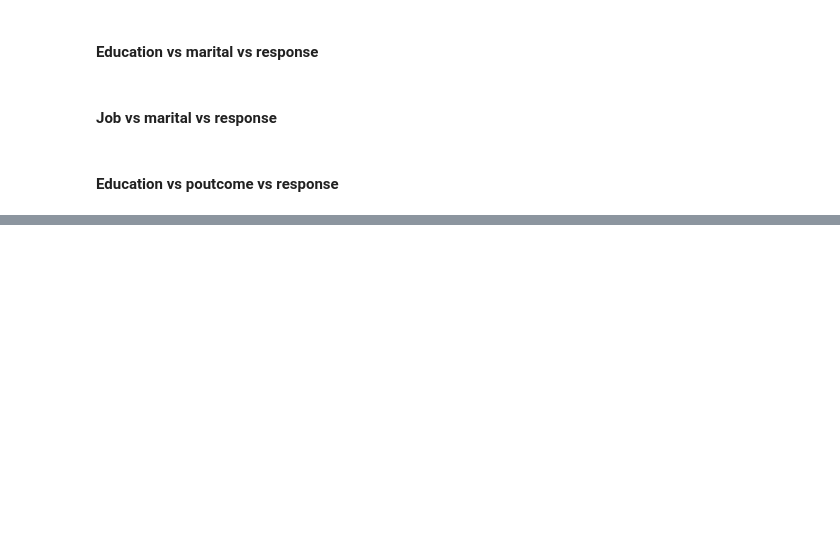
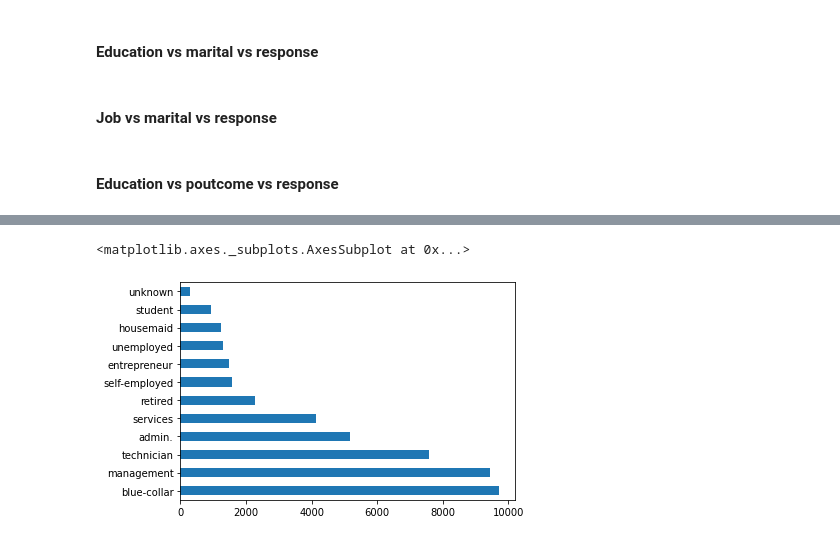
Before and after one commit to datagrad/EDA-of-Bank-Telemarketing-Campaign, a Jupyter notebook: Bank_TeleMarketing_Campaign_EDA.ipynb, the cells around one changed output, grey strips where cells are left out. Cells and saved outputs as stored; diff of their text form; code cells hidden in the pictures; blank space fills up the shorter version.

```diff
--- a/Bank_TeleMarketing_Campaign_EDA.ipynb
+++ b/Bank_TeleMarketing_Campaign_EDA.ipynb
@@ -1010,0 +1078,6 @@ def p75(x):
+# %%
+#### Horizontal Bar Plot
+df.job.value_counts().plot.barh()
+# %% [output]
+<matplotlib.axes._subplots.AxesSubplot at 0x...>
+[figure, added]
```
Also changed, not shown: parts of 26 cells of this notebook.
